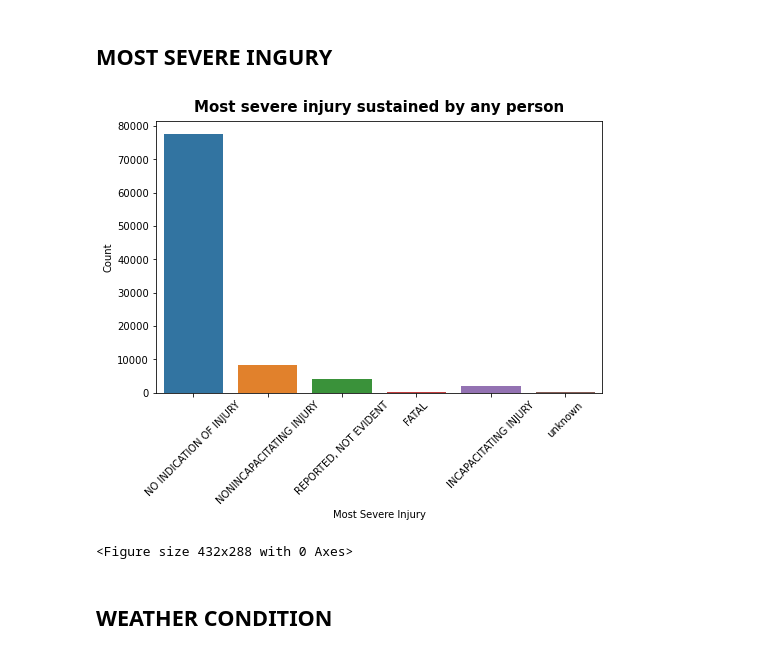
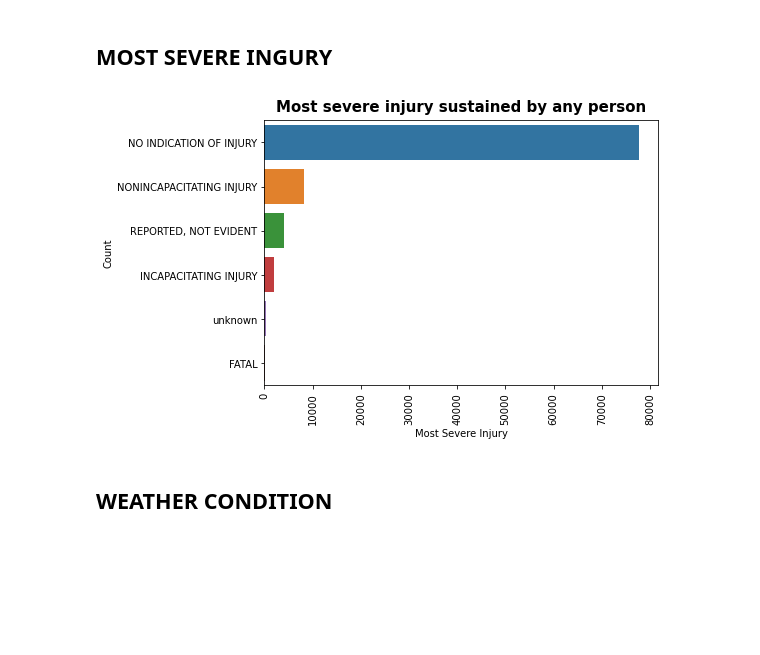
Before and after one commit to akladyous/Chicago_Car_Crashes, a Jupyter notebook: Chicago_Car_Crashes.ipynb, the cells around one changed output. Drawn from its saved outputs; the diff is of its cells as text; code cells hidden in the pictures; blank space fills up the shorter version.

```diff
--- a/Chicago_Car_Crashes.ipynb
+++ b/Chicago_Car_Crashes.ipynb
@@ -112,14 +99,14 @@ excluded_cols.update([
     'WORK_ZONE_TYPE', 'BEAT_OF_OCCURRENCE', 'DATE_POLICE_NOTIFIED', 'CRASH_TYPE', 'SEC_CONTRIBUTORY_CAUSE'])
 # df.drop(labels=cols_to_drop, axis=1, inplace=True)
 # %%
-TransformerDate = DateTransformer('CRASH_DATE')
-df.loc[:,'CRASH_DATE'] =  TransformerDate.fit_transform(df)
+TransformerDate = DateTransformer()
+df.CRASH_DATE =  TransformerDate.fit_transform(df.CRASH_DATE)
 # %%
 ImputerCat_with_Unknown  = SimpleImputer(missing_values=np.nan, strategy='constant', fill_value='unknown')
-df.loc[:,dfi.NaN_object_colmns] = ImputerCat_with_Unknown.fit_transform(df.loc[:,dfi.NaN_object_colmns] )
+df.loc[:,dfi.NaN_obj_colmns] = ImputerCat_with_Unknown.fit_transform(df.loc[:,dfi.NaN_obj_colmns] )
 # %%
 ImputerMostFrequent = SimpleImputer(missing_values=np.NaN, strategy='most_frequent')
-df.loc[:,dfi.NaN_float_columns] = ImputerMostFrequent.fit_transform(df.loc[:,dfi.NaN_float_columns])
+df.loc[:,dfi.NaN_num_columns] = ImputerMostFrequent.fit_transform(df.loc[:,dfi.NaN_num_columns])
 # %% [markdown]
 ## FEATURES ENGINEERING
 # %% [markdown]
@@ -144,6 +131,6 @@ df.POSTED_SPEED_LIMIT.unique()
 array([30, 20, 10, 15, 25, 35, 55, 45,  5, 50,  0, 40, 39, 65,  1, 34,  3,
        12, 60,  9, 26, 33, 49, 70, 11, 36, 32, 24,  2, 14, 31, 29])
 # %%
-TransformSpeed = SpeedTransformer('POSTED_SPEED_LIMIT')
-df.loc[:,'POSTED_SPEED_LIMIT'] = TransformSpeed.fit_transform(df)
+TransformSpeed = SpeedTransformer()
+df['POSTED_SPEED_LIMIT'] = TransformSpeed.fit_transform(df['POSTED_SPEED_LIMIT'])
 # %%
@@ -266,17 +251,15 @@ plt.show()
 ## MOST SEVERE INGURY
 # %%
 fig, ax = plt.subplots(figsize=(8,5))
-sns_crach_type = sns.countplot(x=df.MOST_SEVERE_INJURY, ax=ax)
-ax.set_title("Most severe injury sustained by any person",
-             fontsize=15, weight='bold', ha='center', va='bottom')
+sns.barplot(x=df.MOST_SEVERE_INJURY.value_counts().values, y= df.MOST_SEVERE_INJURY.value_counts().index, ax=ax)
+ax.set_title("Most severe injury sustained by any person", fontsize=15, weight='bold', ha='center', va='bottom')
 ax.set_xlabel('Most Severe Injury')
 ax.set_ylabel('Count')
-plt.xticks(rotation=45)
-plt.savefig('./img/Most_Severe_Injury.png', dpi=100, format="png")
+plt.xticks(rotation=90)
+plt.savefig('./img/Most_Severe_Injury.jpg',format="jpg")
 plt.show()
 # %% [output]
-[figure, old version]
+[figure, new version]
-<Figure size 432x288 with 0 Axes>
 # %% [markdown]
 ## WEATHER CONDITION
 # %%
```
Also changed, not shown: parts of 55 cells of this notebook, 24 other files.
